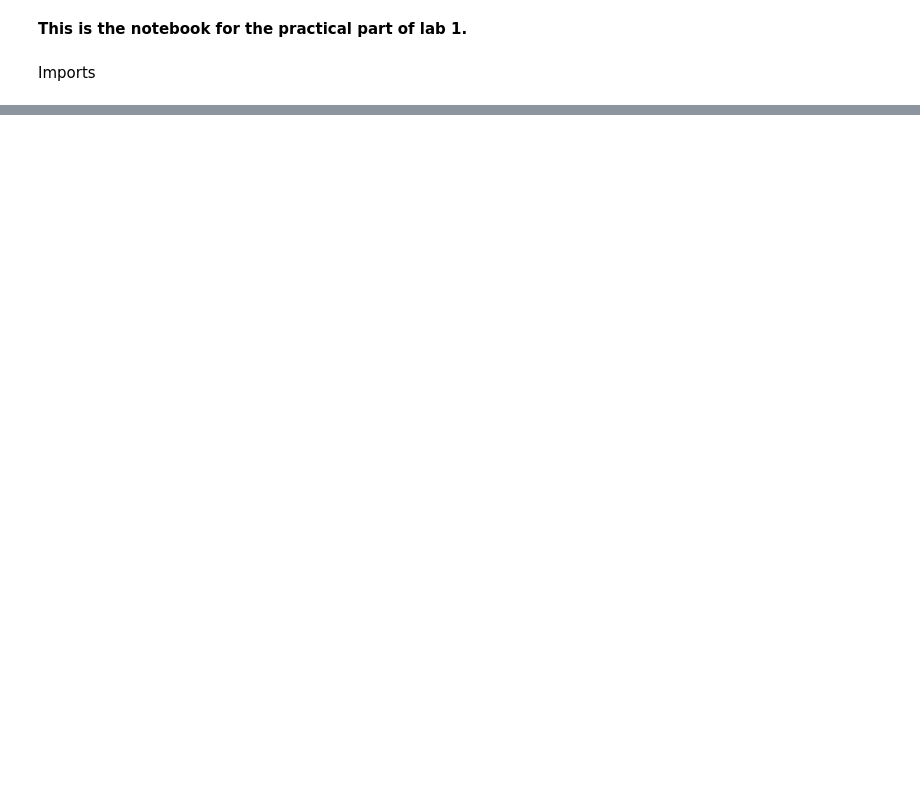
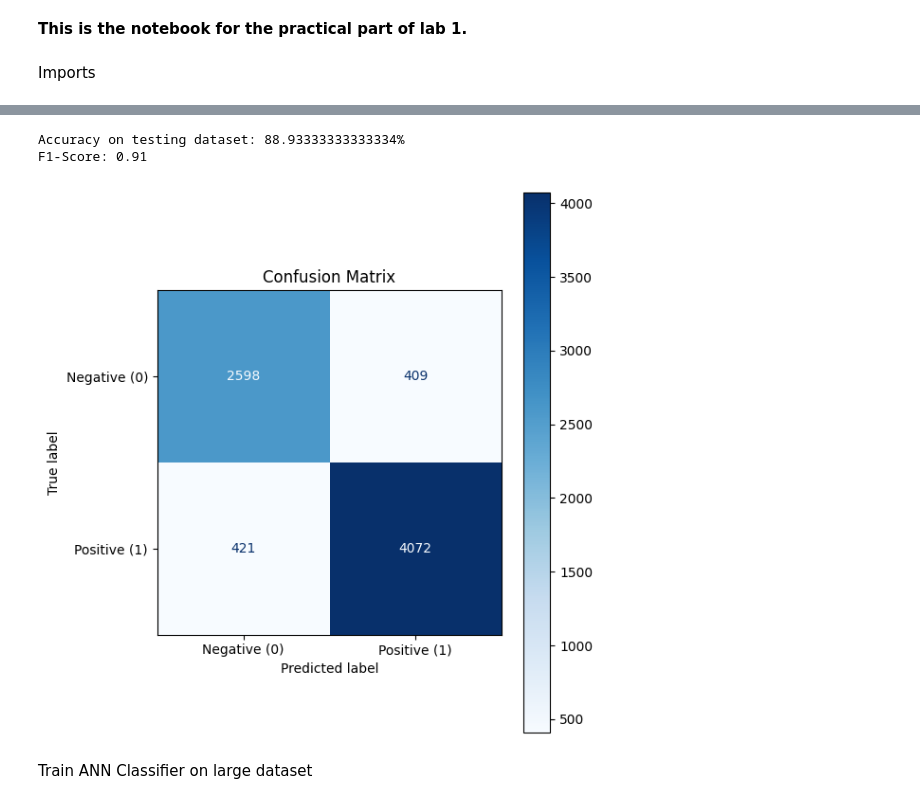
Before and after one commit to juliusatgit/AdvancedDeepLearning, a Jupyter notebook: Lab_1/Practical_1.ipynb, the cells around one changed output, grey strips where cells are left out. Drawn from its saved outputs; the diff is of its cells as text; code cells hidden in the pictures; blank space fills up the shorter version.

```diff
--- a/Lab_1/Practical_1.ipynb
+++ b/Lab_1/Practical_1.ipynb
@@ -249,0 +304,8 @@ Confusion Matrix:
+# %%
+model_name ='amazonclasssimplelarge'
+input_size = train_x_tensor_l.shape[1]
+model = SimpleANNClassifier(input_size, model_name)
+criterion = nn.BCELoss()
+optimizer = optim.AdamW(model.parameters(), lr=0.0001, weight_decay=1e-4)
+
+trained_model = train_model(model, criterion, optimizer, train_loader_large, val_loader_large, num_epochs=25)
@@ -249,0 +330,16 @@ Confusion Matrix:
+# %%
+# Load best model
+model = SimpleANNClassifier(input_size, model_name)
+model.load_state_dict(torch.load(model.name))
+
+# Evaluate best model
+_, test_acc, labels, preds = test_model(model=model, loader=test_loader_large, criterion=criterion, input_size=input_size)
+print(f'Accuracy on testing dataset: {test_acc}%')
+print(f'F1-Score: {f1_score(labels, preds):.2f}')
+plot_confusion_matrix(labels, preds)
+# %% [output]
+Accuracy on testing dataset: 88.93333333333334%
+F1-Score: 0.91
+[figure, added]
+# %% [markdown]
+Train ANN Classifier on large dataset
```
Also changed, not shown: parts of 19 cells of this notebook.
